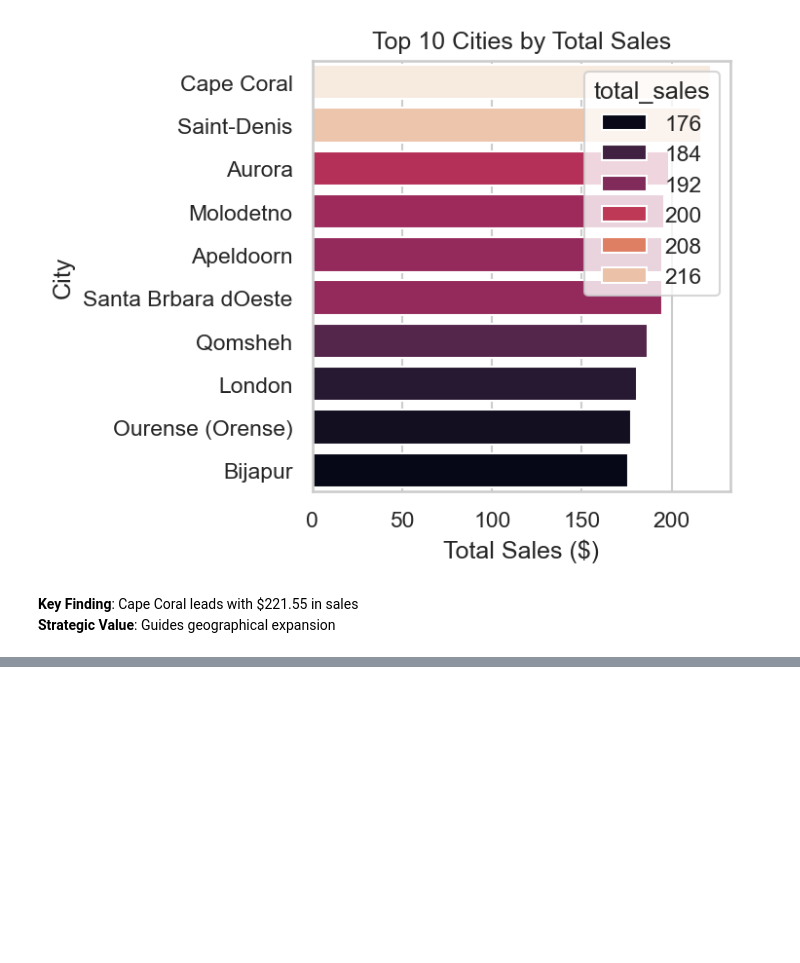
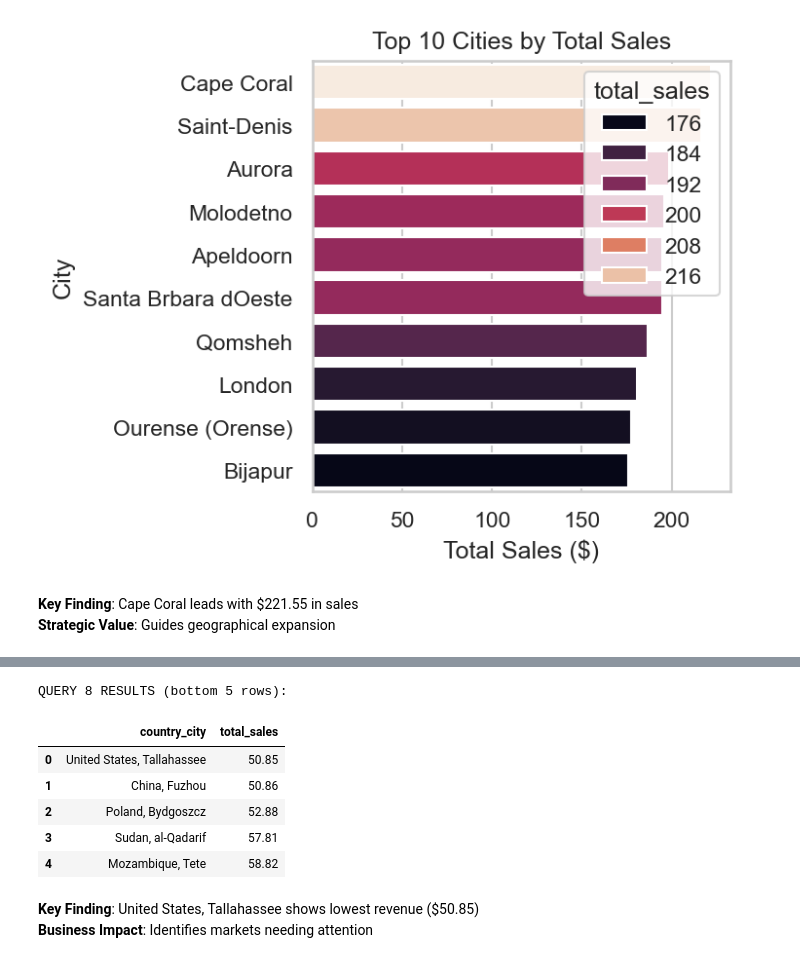
Before and after one commit to dr-ridwanoladipo/sql_business_analysis, a Jupyter notebook: business_analysis.ipynb, the cells around one changed output, grey strips where cells are left out. Cells and saved outputs as stored; diff of their text form; code cells hidden in the pictures; blank space fills up the shorter version.

Commit message:
country - city revenue analysis

```diff
--- a/business_analysis.ipynb
+++ b/business_analysis.ipynb
@@ -330,0 +336,27 @@ QUERY 7 RESULTS (top 10 rows):
+# %%
+q8 = """
+SELECT
+    (co.country || ', ' || ci.city) as country_city,
+    SUM(p.amount) as total_sales
+FROM payment p
+LEFT JOIN customer c ON p.customer_id = c.customer_id
+LEFT JOIN address a ON a.address_id = c.address_id
+LEFT JOIN city ci ON ci.city_id = a.city_id
+LEFT JOIN country co ON co.country_id = ci.country_id
+GROUP BY co.country, ci.city
+ORDER BY total_sales ASC;
+"""
+df8 = run_query(q8)
+print("QUERY 8 RESULTS (bottom 5 rows):")
+display(df8.head(5))
+# %% [output]
+QUERY 8 RESULTS (bottom 5 rows):
+|  | country_city | total_sales |
+| 0 | United States, Tallahassee | 50.85 |
+| 1 | China, Fuzhou | 50.86 |
+| 2 | Poland, Bydgoszcz | 52.88 |
+| 3 | Sudan, al-Qadarif | 57.81 |
+| 4 | Mozambique, Tete | 58.82 |
+# %% [markdown]
+**Key Finding**: United States, Tallahassee shows lowest revenue ($50.85)
+**Business Impact**: Identifies markets needing attention
```
Also changed, not shown: parts of 1 cell of this notebook.
